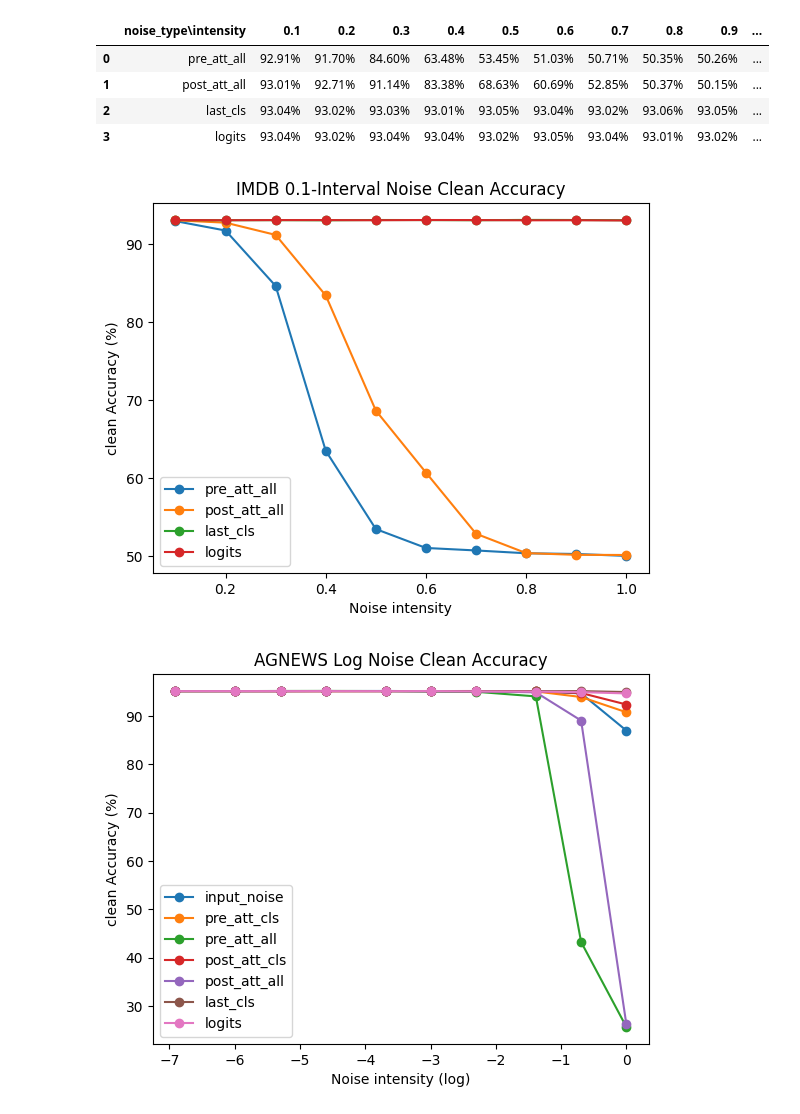
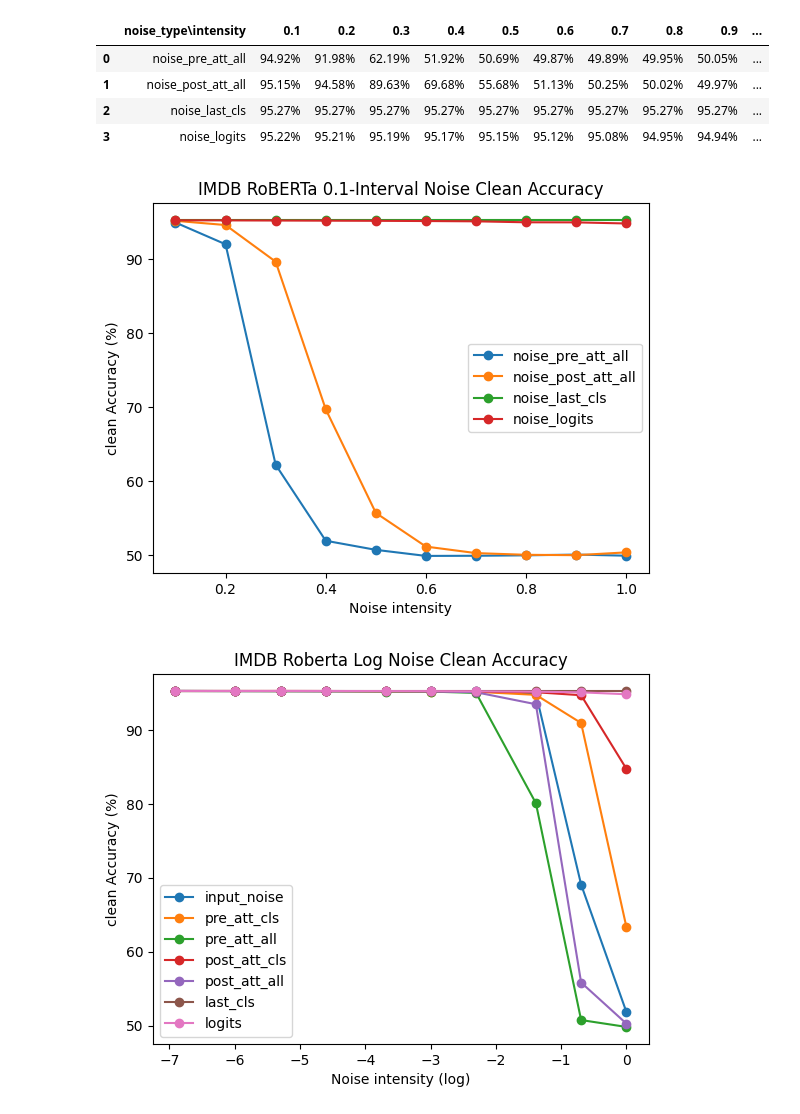
Before and after one commit to TomtheCodeBot/RobustExperiment, a Jupyter notebook: notebook/plot_results.ipynb, the cells around one changed output. Cells and saved outputs as stored; diff of their text form; code cells hidden in the pictures.

```diff
--- a/notebook/plot_results.ipynb
+++ b/notebook/plot_results.ipynb
@@ -1,14 +1,14 @@
 # %%
 import pandas as pd
 # %%
-df = pd.read_excel('/home/ubuntu/RobustExperiment/IMDB_0.1_scale_clean_accuracy_results.xlsx')
+df = pd.read_excel('/home/ubuntu/RobustExperiment/IMDB_RoBERTa_0.1_scale_clean_accuracy_results.xlsx')
 df
 # %% [output]
 |  | noise_type\intensity | 0.1 | 0.2 | 0.3 | 0.4 | 0.5 | 0.6 | 0.7 | 0.8 | 0.9 | ... |
-| 0 | pre_att_all | 92.91% | 91.70% | 84.60% | 63.48% | 53.45% | 51.03% | 50.71% | 50.35% | 50.26% | ... |
-| 1 | post_att_all | 93.01% | 92.71% | 91.14% | 83.38% | 68.63% | 60.69% | 52.85% | 50.37% | 50.15% | ... |
-| 2 | last_cls | 93.04% | 93.02% | 93.03% | 93.01% | 93.05% | 93.04% | 93.02% | 93.06% | 93.05% | ... |
-| 3 | logits | 93.04% | 93.02% | 93.04% | 93.04% | 93.02% | 93.05% | 93.04% | 93.01% | 93.02% | ... |
+| 0 | noise_pre_att_all | 94.92% | 91.98% | 62.19% | 51.92% | 50.69% | 49.87% | 49.89% | 49.95% | 50.05% | ... |
+| 1 | noise_post_att_all | 95.15% | 94.58% | 89.63% | 69.68% | 55.68% | 51.13% | 50.25% | 50.02% | 49.97% | ... |
+| 2 | noise_last_cls | 95.27% | 95.27% | 95.27% | 95.27% | 95.27% | 95.27% | 95.27% | 95.27% | 95.27% | ... |
+| 3 | noise_logits | 95.22% | 95.21% | 95.19% | 95.17% | 95.15% | 95.12% | 95.08% | 94.95% | 94.94% | ... |
 # %%
 y = [float(x) for x in df.columns[1:]]
 # %%
@@ -19,25 +19,25 @@ for i in df.columns[1:]:
 # %%
 import matplotlib.pyplot as plt
 import numpy as np
 
 
 # plot lines
 plt.plot( y,dataframe[0], label = df["noise_type\intensity"][0],marker='o')
 plt.plot( y,dataframe[1], label = df["noise_type\intensity"][1],marker='o')
 plt.plot( y,dataframe[2], label = df["noise_type\intensity"][2],marker='o')
 plt.plot( y,dataframe[3], label = df["noise_type\intensity"][3],marker='o')
 plt.xlabel('Noise intensity')
 plt.ylabel('clean Accuracy (%)')
 
 # displaying the title
-plt.title("IMDB 0.1-Interval Noise Clean Accuracy")
+plt.title("IMDB RoBERTa 0.1-Interval Noise Clean Accuracy")
 plt.legend()
 plt.show()
 # %% [output]
-[figure, old version]
+[figure, new version]
 # %%
 import math
-df = pd.read_excel('/home/ubuntu/RobustExperiment/AGNEWS_clean_accuracy_results.xlsx')
+df = pd.read_excel('/home/ubuntu/RobustExperiment/IMDB_RoBERTa_clean_accuracy_results.xlsx')
 df
 y = [math.log(float(x)) for x in df.columns[1:]]
 dataframe = [[]  for _ in range(len(df["noise_type\intensity"]))]
@@ -55,8 +55,8 @@ plt.xlabel('Noise intensity (log)')
 plt.ylabel('clean Accuracy (%)')
 
 # displaying the title
-plt.title("AGNEWS Log Noise Clean Accuracy")
+plt.title("IMDB Roberta Log Noise Clean Accuracy")
 plt.legend()
 plt.show()
 # %% [output]
-[figure, old version]
+[figure, new version]
```
Also changed, not shown: 30 other files.
